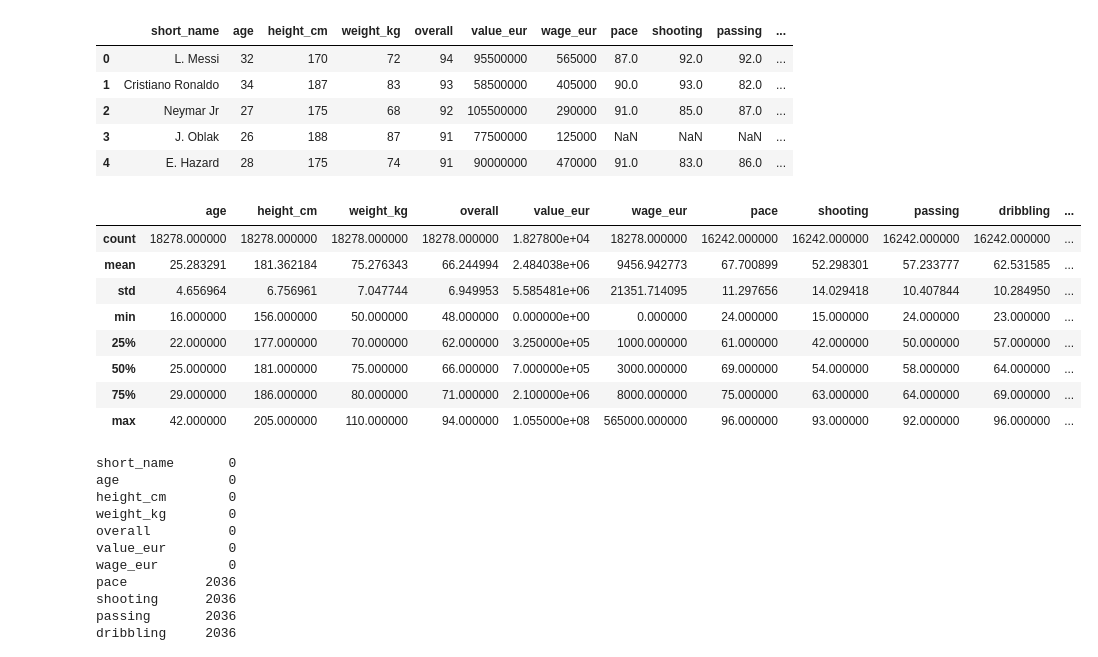
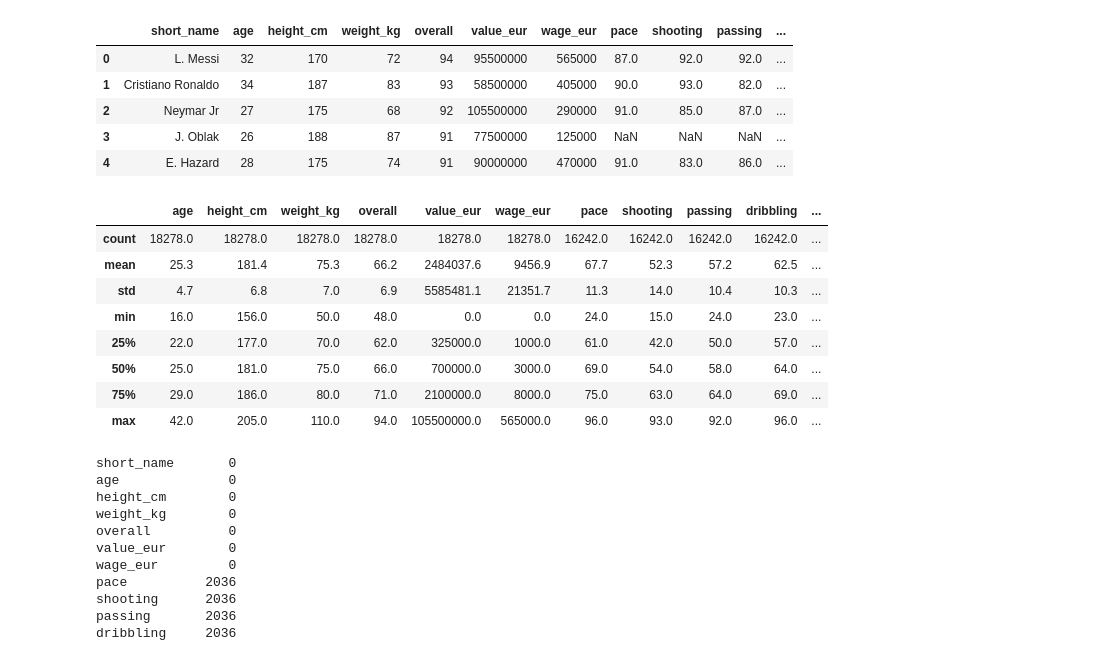
Before and after one commit to yandiher/statistical_analysis, a Jupyter notebook: football_analysis.ipynb, the cells around one changed output. Cells and saved outputs as stored; diff of their text form; code cells hidden in the pictures.

```diff
--- a/football_analysis.ipynb
+++ b/football_analysis.ipynb
@@ -17,17 +17,17 @@ dataset.head()
 | 3 | J. Oblak | 26 | 188 | 87 | 91 | 77500000 | 125000 | NaN | NaN | NaN | ... |
 | 4 | E. Hazard | 28 | 175 | 74 | 91 | 90000000 | 470000 | 91.0 | 83.0 | 86.0 | ... |
 # %%
-dataset.describe()
+dataset.describe().round(1)
 # %% [output]
 |  | age | height_cm | weight_kg | overall | value_eur | wage_eur | pace | shooting | passing | dribbling | ... |
-| count | 18278.000000 | 18278.000000 | 18278.000000 | 18278.000000 | 1.827800e+04 | 18278.000000 | 16242.000000 | 16242.000000 | 16242.000000 | 16242.000000 | ... |
-| mean | 25.283291 | 181.362184 | 75.276343 | 66.244994 | 2.484038e+06 | 9456.942773 | 67.700899 | 52.298301 | 57.233777 | 62.531585 | ... |
-| std | 4.656964 | 6.756961 | 7.047744 | 6.949953 | 5.585481e+06 | 21351.714095 | 11.297656 | 14.029418 | 10.407844 | 10.284950 | ... |
-| min | 16.000000 | 156.000000 | 50.000000 | 48.000000 | 0.000000e+00 | 0.000000 | 24.000000 | 15.000000 | 24.000000 | 23.000000 | ... |
-| 25% | 22.000000 | 177.000000 | 70.000000 | 62.000000 | 3.250000e+05 | 1000.000000 | 61.000000 | 42.000000 | 50.000000 | 57.000000 | ... |
-| 50% | 25.000000 | 181.000000 | 75.000000 | 66.000000 | 7.000000e+05 | 3000.000000 | 69.000000 | 54.000000 | 58.000000 | 64.000000 | ... |
-| 75% | 29.000000 | 186.000000 | 80.000000 | 71.000000 | 2.100000e+06 | 8000.000000 | 75.000000 | 63.000000 | 64.000000 | 69.000000 | ... |
-| max | 42.000000 | 205.000000 | 110.000000 | 94.000000 | 1.055000e+08 | 565000.000000 | 96.000000 | 93.000000 | 92.000000 | 96.000000 | ... |
+| count | 18278.0 | 18278.0 | 18278.0 | 18278.0 | 18278.0 | 18278.0 | 16242.0 | 16242.0 | 16242.0 | 16242.0 | ... |
+| mean | 25.3 | 181.4 | 75.3 | 66.2 | 2484037.6 | 9456.9 | 67.7 | 52.3 | 57.2 | 62.5 | ... |
+| std | 4.7 | 6.8 | 7.0 | 6.9 | 5585481.1 | 21351.7 | 11.3 | 14.0 | 10.4 | 10.3 | ... |
+| min | 16.0 | 156.0 | 50.0 | 48.0 | 0.0 | 0.0 | 24.0 | 15.0 | 24.0 | 23.0 | ... |
+| 25% | 22.0 | 177.0 | 70.0 | 62.0 | 325000.0 | 1000.0 | 61.0 | 42.0 | 50.0 | 57.0 | ... |
+| 50% | 25.0 | 181.0 | 75.0 | 66.0 | 700000.0 | 3000.0 | 69.0 | 54.0 | 58.0 | 64.0 | ... |
+| 75% | 29.0 | 186.0 | 80.0 | 71.0 | 2100000.0 | 8000.0 | 75.0 | 63.0 | 64.0 | 69.0 | ... |
+| max | 42.0 | 205.0 | 110.0 | 94.0 | 105500000.0 | 565000.0 | 96.0 | 93.0 | 92.0 | 96.0 | ... |
 # %%
 dataset.isnull().sum()
 # %% [output]
```
Also changed, not shown: parts of 6 cells of this notebook.
